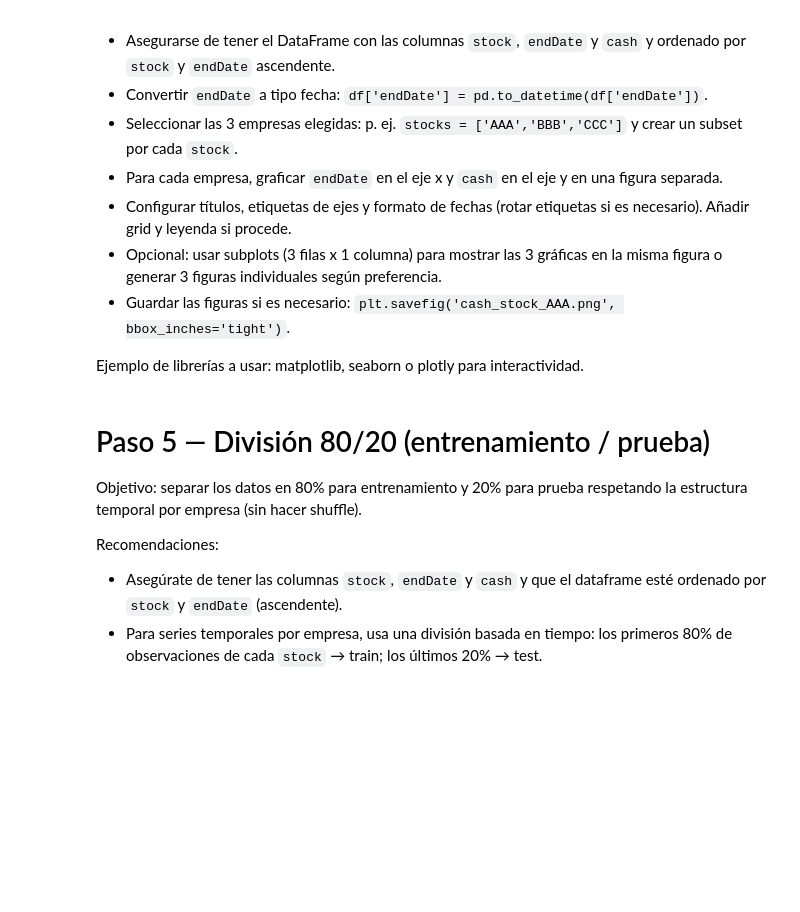
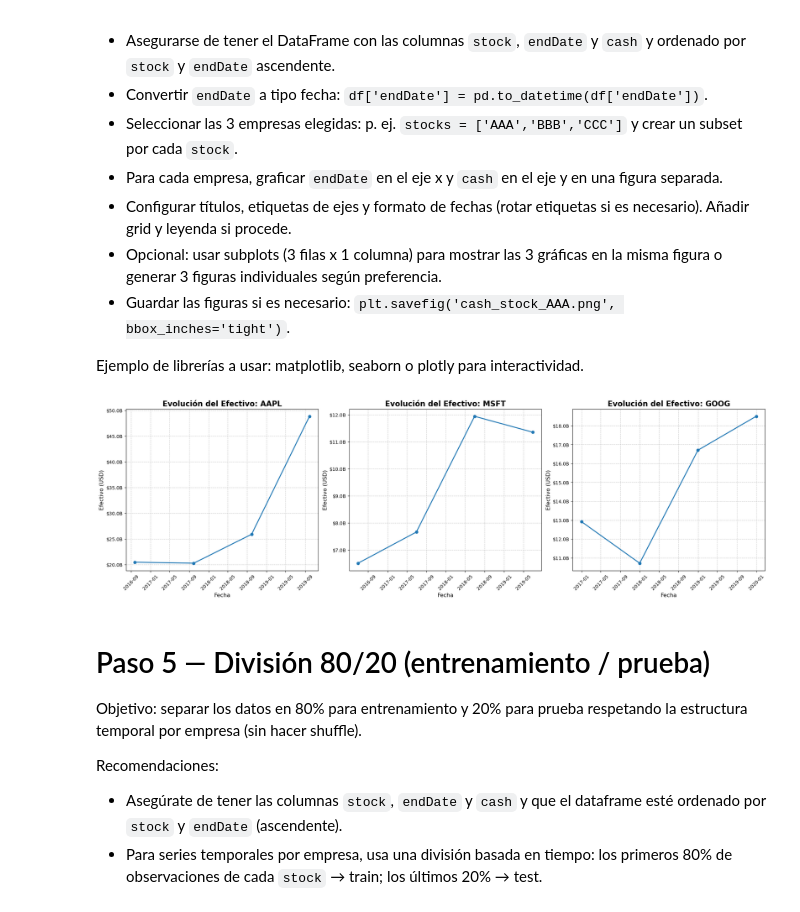
Before and after one commit to JosephJosue/IA_JOSEPH_LOO, a Jupyter notebook: Asignaciones/Asignacion_2/asignacion_2_regresion.ipynb, the cells around one changed output. Drawn from its saved outputs; the diff is of its cells as text; code cells hidden in the pictures; blank space fills up the shorter version.

```diff
--- a/Asignaciones/Asignacion_2/asignacion_2_regresion.ipynb
+++ b/Asignaciones/Asignacion_2/asignacion_2_regresion.ipynb
@@ -108,16 +270,46 @@ Pasos recomendados:
 
 Ejemplo de librerías a usar: matplotlib, seaborn o plotly para interactividad.
 # %%
-# Graficar cash vs fecha para cada una de las 3 empresas seleccionadas
-for stock, data in series_por_empresa.items():
-    plt.figure(figsize=(8, 4))
-    plt.plot(data['endDate'], data['cash'], marker='o')
-    plt.title(f'Evolución de efectivo - {stock}')
-    plt.xlabel('Fecha de corte')
-    plt.ylabel('Cash')
-    plt.xticks(rotation=45)
-    plt.tight_layout()
-    plt.show()
+import matplotlib.pyplot as plt
+import matplotlib.ticker as mticker
+
+# 1. Configuración de la figura
+fig, axes = plt.subplots(nrows=1, ncols=3, figsize=(20, 6), constrained_layout=True)
+
+# 2. Iterar sobre las empresas seleccionadas
+for i, stock_symbol in enumerate(selected_tickers):
+    # Obtener el eje actual
+    ax = axes[i]
+
+    # Obtener datos
+    data = datasets_modelado[stock_symbol]['data']
+
+    # Crear el gráfico
+    ax.plot(data['endDate'], data['cash'], marker='o', linestyle='-', linewidth=2, color='tab:blue')
+
+    # 3. Personalización
+    ax.set_title(f'Evolución del Efectivo: {stock_symbol}', fontsize=16, fontweight='bold')
+    ax.set_xlabel('Fecha', fontsize=12)
+    ax.set_ylabel('Efectivo (USD)', fontsize=12)
+    ax.tick_params(axis='x', rotation=45)
+    ax.grid(True, linestyle='--', alpha=0.7)
+
+    # Función para formato de millones/billones
+    def human_format(x, pos):
+        if x >= 1e9:
+            return f'${x*1e-9:.1f}B' # Billones
+        elif x >= 1e6:
+            return f'${x*1e-6:.0f}M' # Millones
+        return f'${x:.0f}'
+
+    # Aplicar el formato usando 'mticker' (la librería)
+    ax.yaxis.set_major_formatter(mticker.FuncFormatter(human_format))
+
+# Guardar y mostrar
+plt.savefig('grafica_cash_empresas.png', dpi=300)
+plt.show()
+# %% [output]
+[figure, added]
 # %% [markdown]
 # Paso 5 — División 80/20 (entrenamiento / prueba)
 
```
Also changed, not shown: parts of 8 cells of this notebook, 2 other files.
